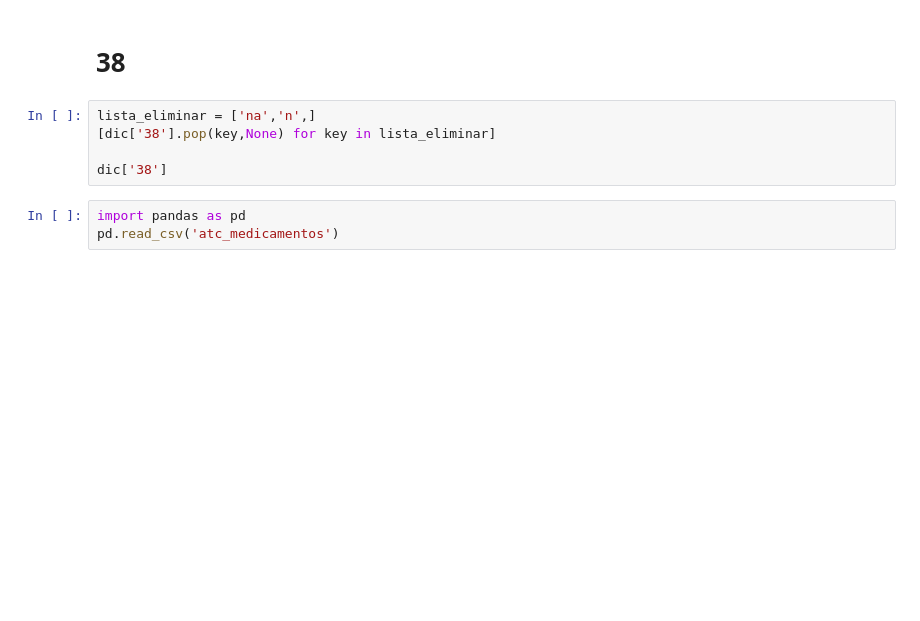
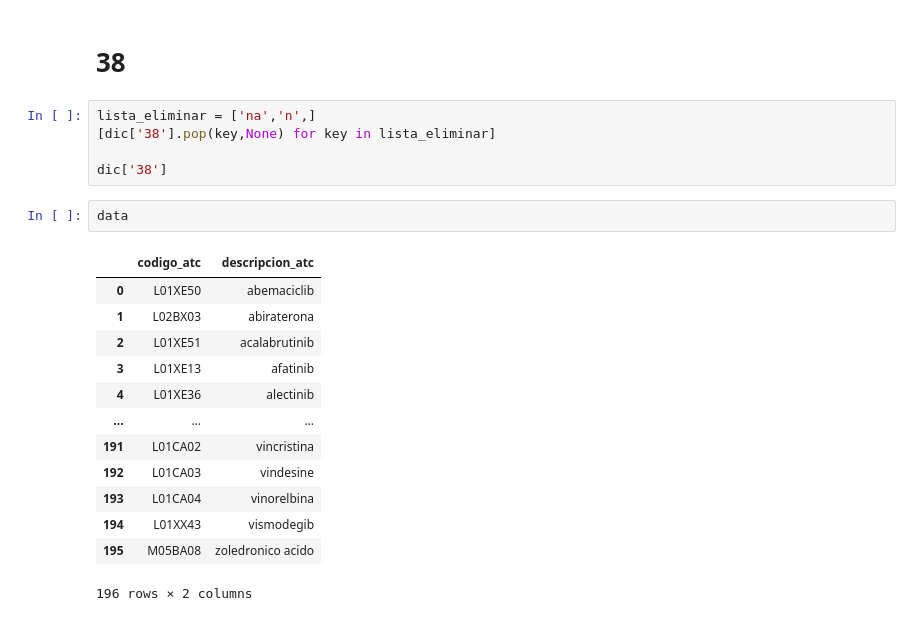
Before and after one commit to Felipeagq/altos-costos-ml, a Jupyter notebook: paciente.ipynb, the cells around one changed output. Cells and saved outputs as stored; diff of their text form; blank space fills up the shorter version.

```diff
--- a/paciente.ipynb
+++ b/paciente.ipynb
@@ -440,6 +440,19 @@ lista_eliminar = ['na','n',]
 [dic['38'].pop(key,None) for key in lista_eliminar]
 
 dic['38']
-# %%
-import pandas as pd
-pd.read_csv('atc_medicamentos')
+# %%
+data
+# %% [output]
+|  | codigo_atc | descripcion_atc |
+| 0 | L01XE50 | abemaciclib |
+| 1 | L02BX03 | abiraterona |
+| 2 | L01XE51 | acalabrutinib |
+| 3 | L01XE13 | afatinib |
+| 4 | L01XE36 | alectinib |
+| ... | ... | ... |
+| 191 | L01CA02 | vincristina |
+| 192 | L01CA03 | vindesine |
+| 193 | L01CA04 | vinorelbina |
+| 194 | L01XX43 | vismodegib |
+| 195 | M05BA08 | zoledronico acido |
+196 rows × 2 columns
```
Also changed, not shown: parts of 1 cell of this notebook, 13 other files.
